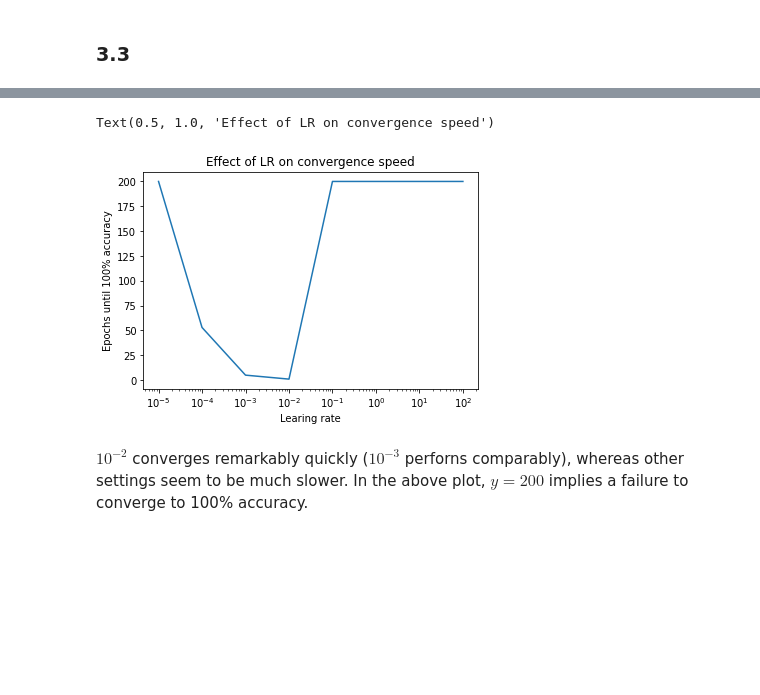
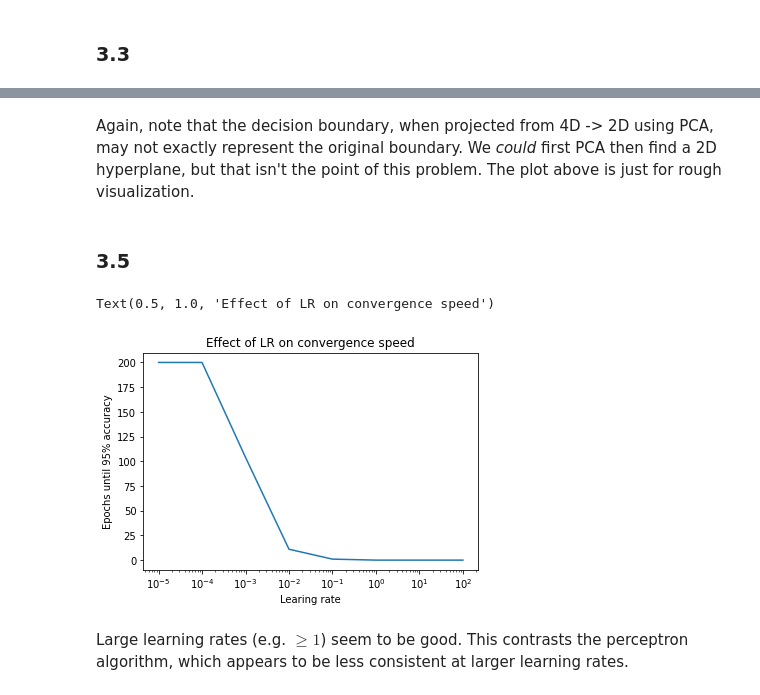
Before and after one commit to kmeng01/9.53-psets, a Jupyter notebook: pset-1/solution.ipynb, the cells around one changed output, grey strips where cells are left out. Cells and saved outputs as stored; diff of their text form; code cells hidden in the pictures; blank space fills up the shorter version.

```diff
--- a/pset-1/solution.ipynb
+++ b/pset-1/solution.ipynb
@@ -94,2 +127,6 @@ Text(0.5, 1.0, 'Effect of LR on convergence speed')
 # %% [markdown]
 ### 1.5
+# %%
+# Train perceptron
+p = Perceptron(x.shape[0], is_adaline=False)
+p.train(x, y, pca, epochs=10, lr=1e-2, batch_size=50)
@@ -101,7 +142,3 @@ Text(0.5, 1.0, 'Effect of LR on convergence speed')
 ## Problem 3
 # %% [markdown]
 ### 3.1, 3.2, 3.4
-# %%
-from perceptron import Perceptron
-ap = Perceptron(x.shape[0], is_adaline=True)
-ap.train(x, y, pca, epochs=100, lr=1e-4)
@@ -111,0 +145,18 @@ ap.train(x, y, pca, epochs=100, lr=1e-4)
+# %%
+iris_p3 = iris.copy()
+iris_p3 = iris_p3[iris_p3[4] != "Iris-setosa"]
+iris_p3["label"] = iris_p3.apply(lambda x: 1 if x[4] == "Iris-versicolor" else -1, axis=1)
+# %%
+# Create x and y data
+x = iris_p3[[0, 1, 2, 3]].to_numpy()
+x = (x - x.mean(axis=0)).T
+y = np.expand_dims(iris_p3["label"].to_numpy(), 0)
+
+# Compute PCA transformation (for visualization only)
+pca = PCA(n_components=2)
+x_reduced = pca.fit_transform(x.T)
+plot_2d(x_reduced, y, "PCA-projected visualization of dataset")
+
+# Train perceptron
+p = Perceptron(x.shape[0], is_adaline=False)
+p.train(x, y, pca, epochs=200, lr=1e-3)
@@ -118,13 +181,18 @@ ap.train(x, y, pca, epochs=100, lr=1e-4)
+# %% [markdown]
+Again, note that the decision boundary, when projected from 4D -> 2D using PCA, may not exactly represent the original boundary. We _could_ first PCA then find a 2D hyperplane, but that isn't the point of this problem. The plot above is just for rough visualization.
+# %% [markdown]
+### 3.5
 # %%
+# Graph effect of learning rate on convergence speed
 lrs = [100, 10, 1, 1e-1, 1e-2, 1e-3, 1e-4, 1e-5]
-epochs = [ap.train(x, y, pca, epochs=200, lr=lr, plot_progress=False) for lr in lrs]
+epochs = [p.train(x, y, pca, epochs=200, lr=lr, plot_progress=False, acc_lim=0.95) for lr in lrs]
 plt.plot(lrs, epochs)
 plt.xscale("log")
 plt.xlabel("Learing rate")
-plt.ylabel("Epochs until 100% accuracy")
+plt.ylabel("Epochs until 95% accuracy")
 plt.title("Effect of LR on convergence speed")
 # %% [output]
 Text(0.5, 1.0, 'Effect of LR on convergence speed')
-[figure, old version]
+[figure, new version]
-# %% [markdown]
-$10^{-2}$ converges remarkably quickly ($10^{-3}$ perforns comparably), whereas other settings seem to be much slower. In the above plot, $y=200$ implies a failure to converge to 100% accuracy.
+# %% [markdown]
+Large learning rates (e.g. $\geq 1$) seem to be good. This contrasts the perceptron algorithm, which appears to be less consistent at larger learning rates.
```
Also changed, not shown: parts of 24 cells of this notebook, 2 other files.
